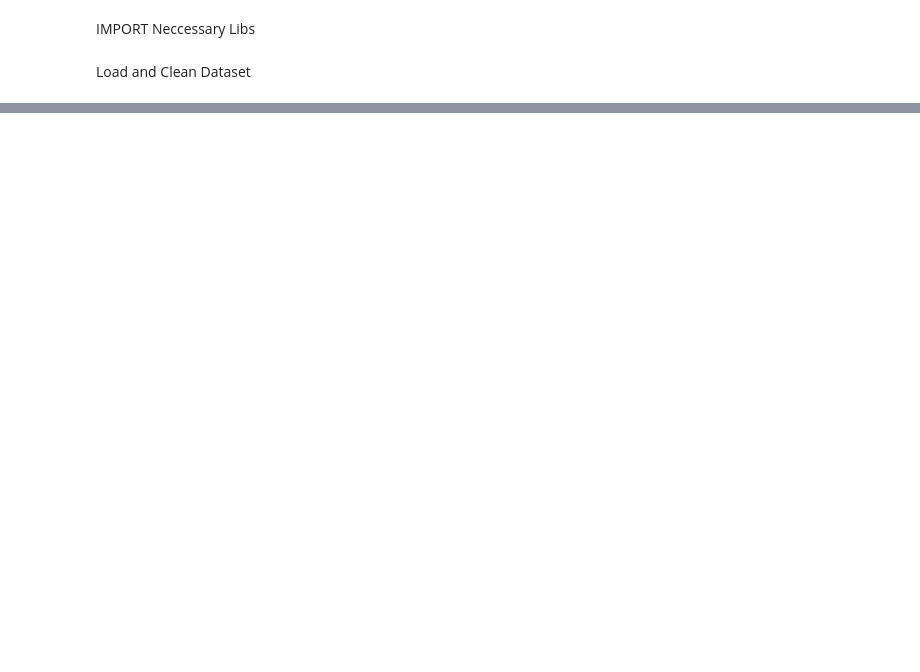
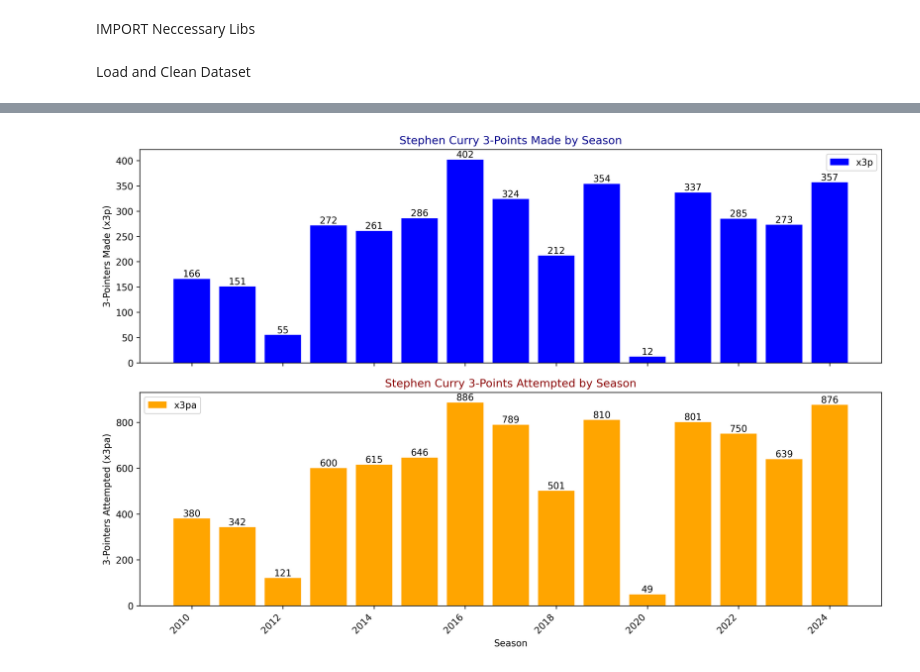
Before and after one commit to ThiwakornC/Spotter-NBA, a Jupyter notebook: Spotter_NBAStats_Main.ipynb, the cells around one changed output, grey strips where cells are left out. Drawn from its saved outputs; the diff is of its cells as text; code cells hidden in the pictures; blank space fills up the shorter version.

```diff
--- a/Spotter_NBAStats_Main.ipynb
+++ b/Spotter_NBAStats_Main.ipynb
@@ -34 +41,20 @@ df_teamtotal2.count()
+# %%
+threshold = len(df_teamtotal0) * 0.5  # Calculate the threshold for 50% NA values
+threshold1 = len(df_teamsummary0) * 0.5
+threshold2 = len(df_playertotal0) * 0.5
+threshold3 = len(df_playershoot0) * 0.5
+df_teamtotal = df_teamtotal0.dropna(thresh=threshold, axis=1)  # Drop columns
+df_teamsummary = df_teamsummary0.dropna(thresh=threshold1, axis=1)
+df_playertotal = df_playertotal0.dropna(thresh=threshold2, axis=1)
+df_playershoot = df_playershoot0.dropna(thresh=threshold3, axis=1)
+
+df_teamtotal = df_teamtotal[df_teamtotal['season'] > 1979]
+df_teamsummary = df_teamsummary[df_teamsummary['season'] > 1979]
+df_playertotal = df_playertotal[df_playertotal['season'] > 1979]
+df_playershoot = df_playershoot[df_playershoot['season'] > 1979]
+
+df_teamtotal = df_teamtotal[df_teamtotal['team'] != 'League Average']
+df_teamsummary = df_teamsummary[df_teamsummary['team'] != 'League Average']
+df_playertotal = df_playertotal[df_playertotal['tm'] != 'TOT']
+df_playershoot = df_playershoot[df_playershoot['tm'] != 'TOT']
 # %%
@@ -94,0 +82,42 @@ plt.tight_layout()
+# %%
+# Filter data for Stephen Curry
+stephen_curry_data = df_playertotal[df_playertotal['player'] == 'Stephen Curry']
+
+# Group data by season and calculate total x3p and x3pa
+grouped_x3p = stephen_curry_data.groupby('season')['x3p'].sum()
+grouped_x3pa = stephen_curry_data.groupby('season')['x3pa'].sum()
+
+# Create the figure and axes
+fig, axes = plt.subplots(2, 1, figsize=(12, 8), sharex=True, dpi=300)
+
+# Plot x3p on axes1 with values on bars
+bars1 = axes[0].bar(grouped_x3p.index, grouped_x3p.values, color='blue', label='x3p')
+axes[0].set_ylabel('3-Pointers Made (x3p)')
+axes[0].set_title('Stephen Curry 3-Points Made by Season', color='darkblue')
+axes[0].legend()
+
+# Add values on top of bars for x3p
+for bar in bars1:
+    height = bar.get_height()
+    axes[0].text(bar.get_x() + bar.get_width() / 2, height, int(height), ha='center', va='bottom')
+
+# Plot x3pa on axes2 with values on bars
+bars2 = axes[1].bar(grouped_x3pa.index, grouped_x3pa.values, color='orange', label='x3pa')
+axes[1].set_xlabel('Season')
+axes[1].set_ylabel('3-Pointers Attempted (x3pa)')
+axes[1].set_title('Stephen Curry 3-Points Attempted by Season', color='darkred')
+axes[1].legend()
+
+# Add values on top of bars for x3pa
+for bar in bars2:
+    height = bar.get_height()
+    axes[1].text(bar.get_x() + bar.get_width() / 2, height, int(height), ha='center', va='bottom')
+
+# Rotate x-axis labels for better readability
+plt.xticks(rotation=45, ha='right')
+
+# Adjust layout and show the plot
+plt.tight_layout()
+plt.show()
+# %% [output]
+[figure, added]
```
Also changed, not shown: parts of 8 cells of this notebook.
